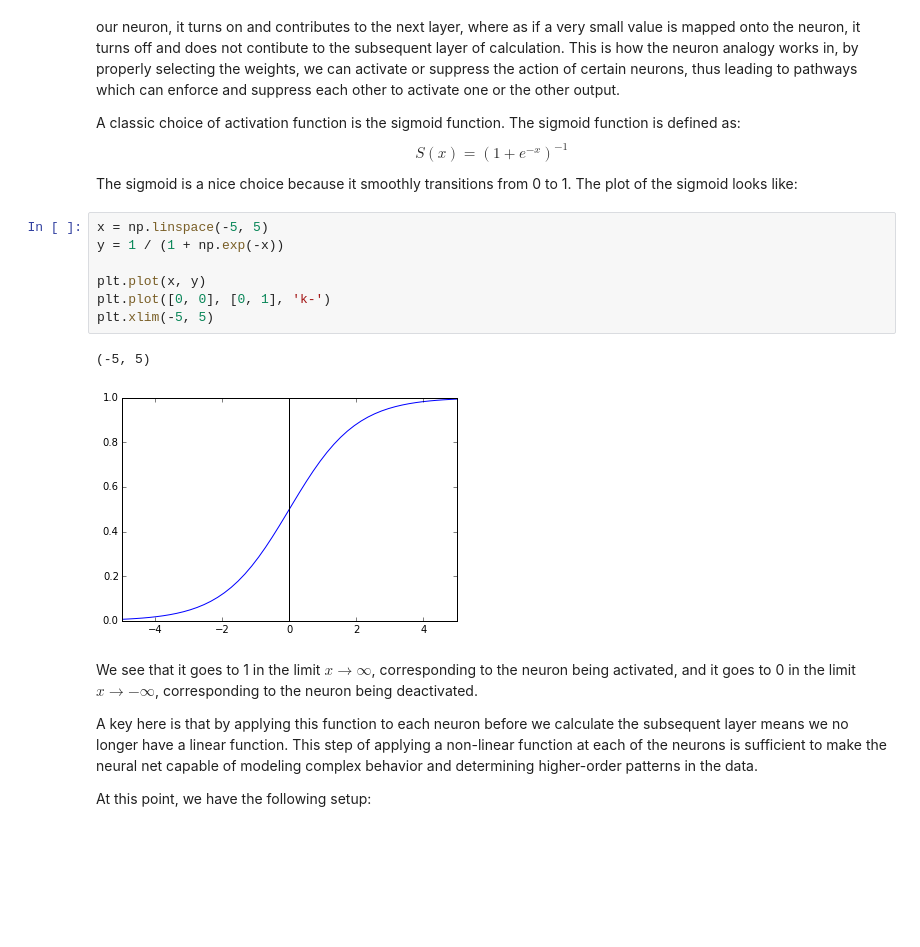
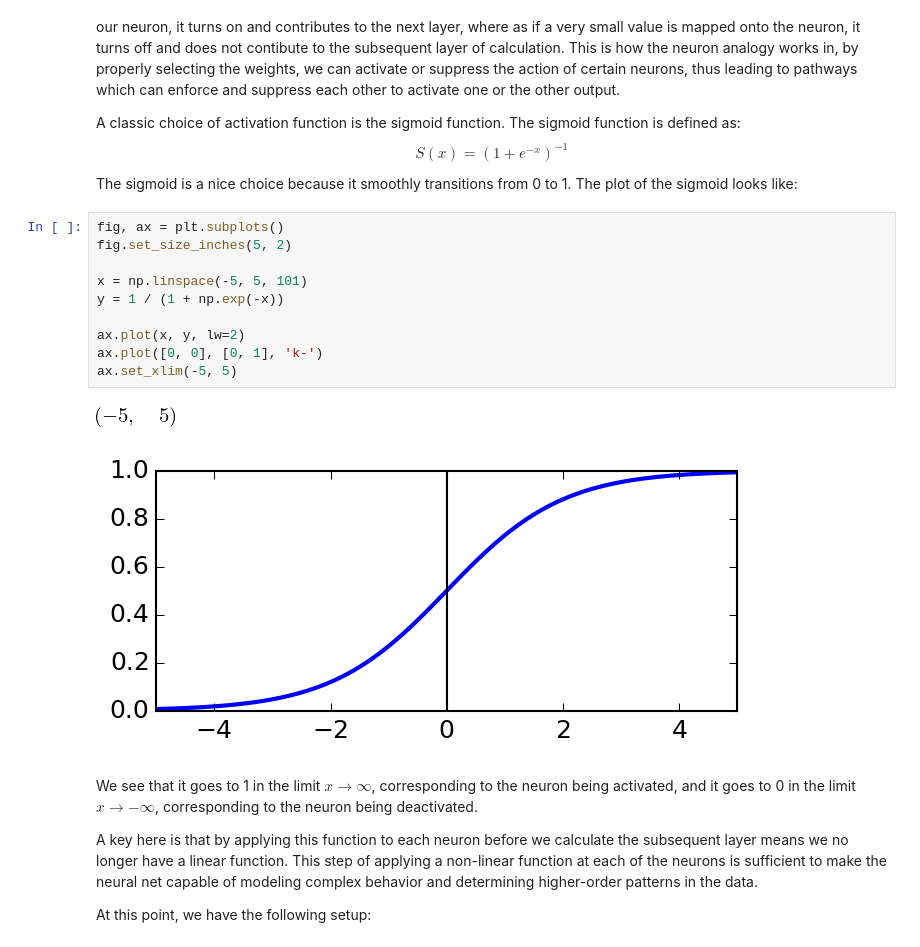
Before and after one commit to flacjacket/mars-lander, a Jupyter notebook: nb/nn-nb.ipynb, the cells around one changed output. Saved outputs shown, nothing was run; the diff lists cells and outputs as text; blank space fills up the shorter version.

```diff
--- a/nb/nn-nb.ipynb
+++ b/nb/nn-nb.ipynb
@@ -259,15 +259,18 @@ A classic choice of activation function is the sigmoid function. The sigmoid fun
 $$S(x) = \left(1 + e^{-x}\right)^{-1}$$
 The sigmoid is a nice choice because it smoothly transitions from 0 to 1.  The plot of the sigmoid looks like:
 # %%
-x = np.linspace(-5, 5)
+fig, ax = plt.subplots()
+fig.set_size_inches(5, 2)
+
+x = np.linspace(-5, 5, 101)
 y = 1 / (1 + np.exp(-x))
 
-plt.plot(x, y)
-plt.plot([0, 0], [0, 1], 'k-')
-plt.xlim(-5, 5)
+ax.plot(x, y, lw=2)
+ax.plot([0, 0], [0, 1], 'k-')
+ax.set_xlim(-5, 5)
 # %% [output]
-(-5, 5)
-[figure, old version]
+[figure, new version]
+[figure, added]
 # %% [markdown]
 We see that it goes to 1 in the limit $x \rightarrow \infty$, corresponding to the neuron being activated, and it goes to 0 in the limit $x \rightarrow -\infty$, corresponding to the neuron being deactivated.
 
```
Also changed, not shown: parts of 13 cells of this notebook.
